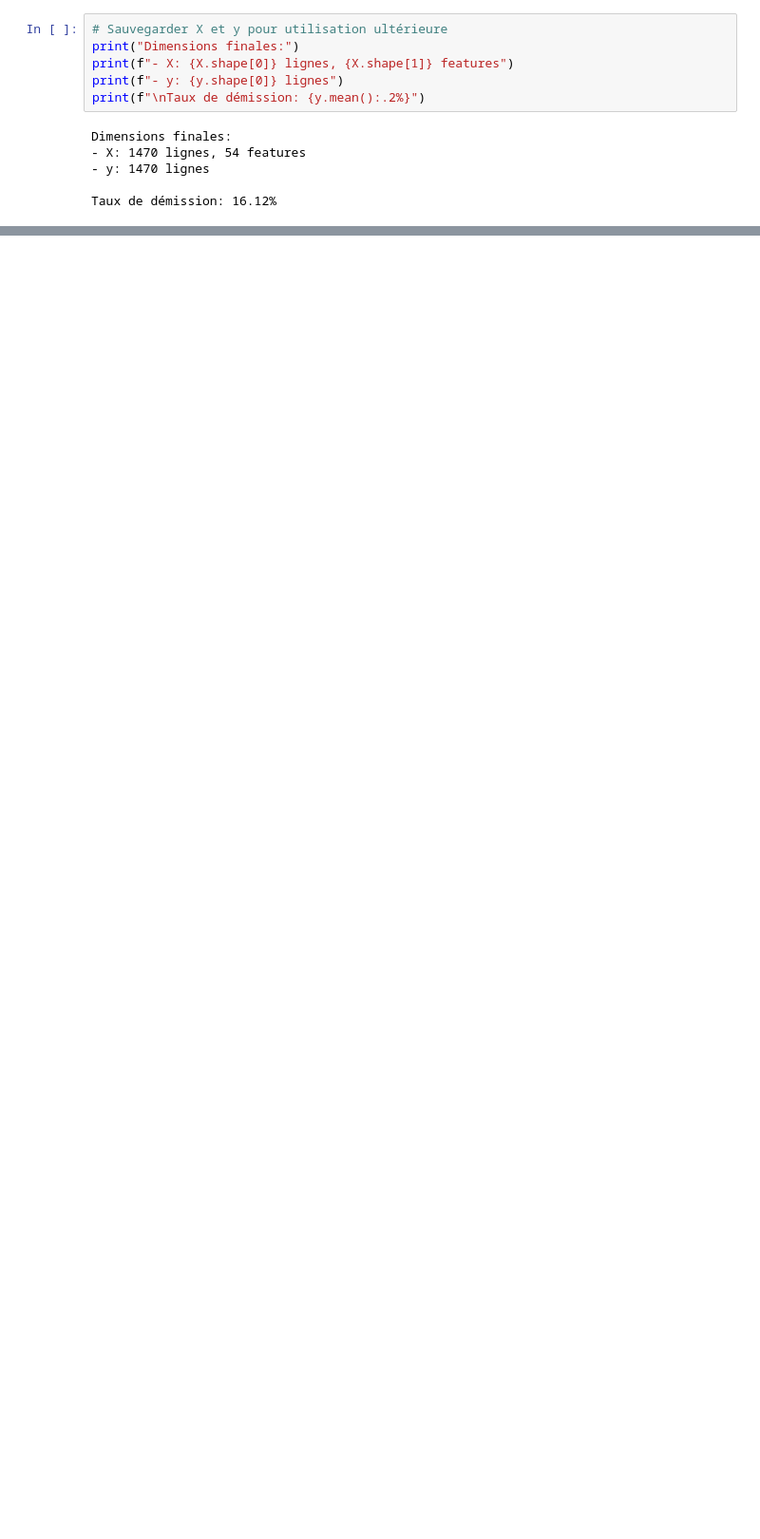
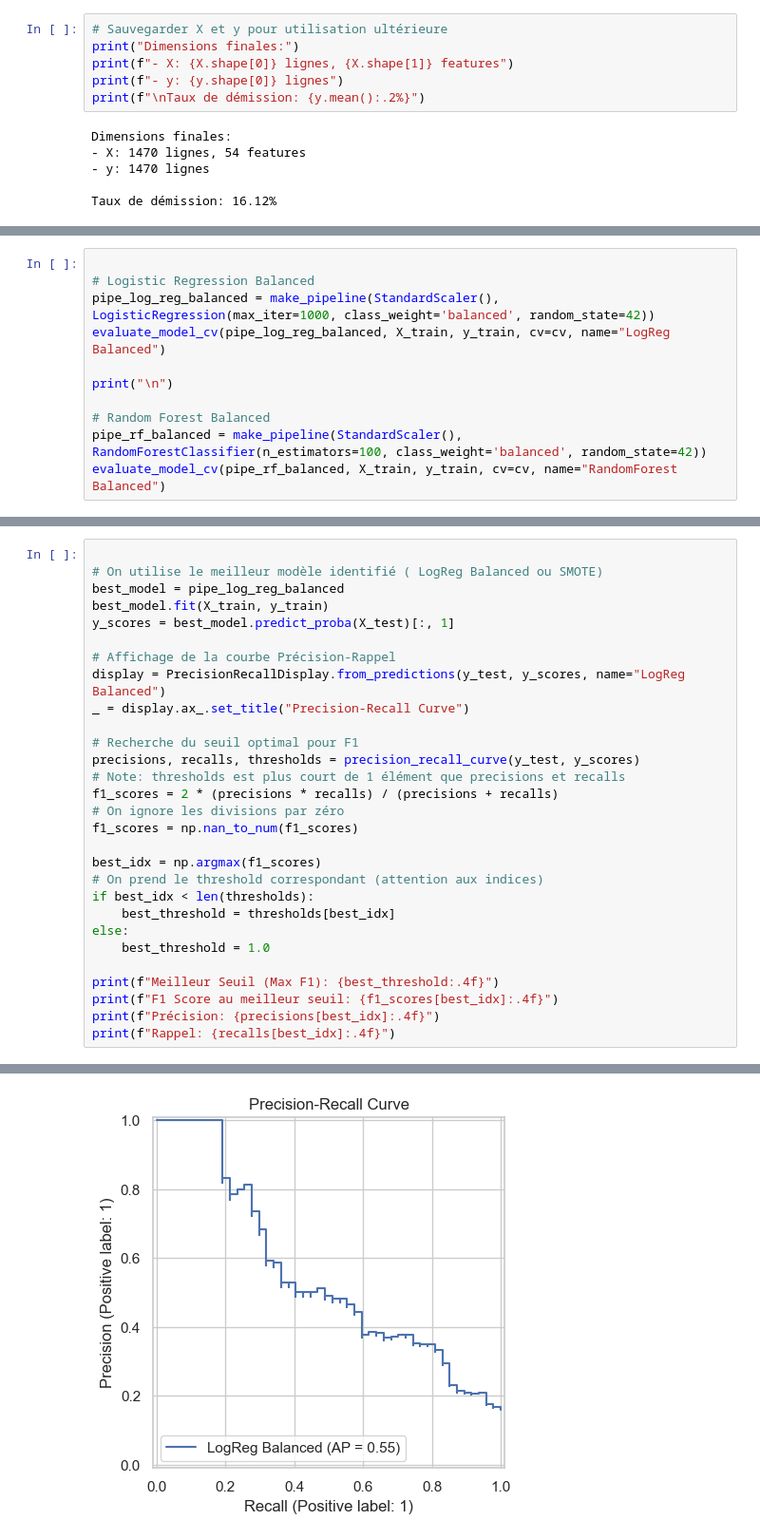
Before and after one commit to TheMoJd/ML_Why_employees_quit, a Jupyter notebook: notebook.ipynb, the cells around one changed output, grey strips where cells are left out. Shown at 95% size. Cells and saved outputs as stored; diff of their text form; blank space fills up the shorter version.

Commit message:
Training and optimization

```diff
--- a/notebook.ipynb
+++ b/notebook.ipynb
@@ -358,0 +619,11 @@ Taux de démission: 16.12%
+# %%
+
+# Logistic Regression Balanced
+pipe_log_reg_balanced = make_pipeline(StandardScaler(), LogisticRegression(max_iter=1000, class_weight='balanced', random_state=42))
+evaluate_model_cv(pipe_log_reg_balanced, X_train, y_train, cv=cv, name="LogReg Balanced")
+
+print("\n")
+
+# Random Forest Balanced
+pipe_rf_balanced = make_pipeline(StandardScaler(), RandomForestClassifier(n_estimators=100, class_weight='balanced', random_state=42))
+evaluate_model_cv(pipe_rf_balanced, X_train, y_train, cv=cv, name="RandomForest Balanced")
@@ -358,0 +680,30 @@ Taux de démission: 16.12%
+# %%
+
+# On utilise le meilleur modèle identifié ( LogReg Balanced ou SMOTE)
+best_model = pipe_log_reg_balanced
+best_model.fit(X_train, y_train)
+y_scores = best_model.predict_proba(X_test)[:, 1]
+
+# Affichage de la courbe Précision-Rappel
+display = PrecisionRecallDisplay.from_predictions(y_test, y_scores, name="LogReg Balanced")
+_ = display.ax_.set_title("Precision-Recall Curve")
+
+# Recherche du seuil optimal pour F1
+precisions, recalls, thresholds = precision_recall_curve(y_test, y_scores)
+# Note: thresholds est plus court de 1 élément que precisions et recalls
+f1_scores = 2 * (precisions * recalls) / (precisions + recalls)
+# On ignore les divisions par zéro
+f1_scores = np.nan_to_num(f1_scores)
+
+best_idx = np.argmax(f1_scores)
+# On prend le threshold correspondant (attention aux indices)
+if best_idx < len(thresholds):
+    best_threshold = thresholds[best_idx]
+else:
+    best_threshold = 1.0
+
+print(f"Meilleur Seuil (Max F1): {best_threshold:.4f}")
+print(f"F1 Score au meilleur seuil: {f1_scores[best_idx]:.4f}")
+print(f"Précision: {precisions[best_idx]:.4f}")
+print(f"Rappel: {recalls[best_idx]:.4f}")
+# %% [output]
@@ -358,0 +714 @@ Taux de démission: 16.12%
+[figure, added]
```
Also changed, not shown: parts of 33 cells of this notebook, 1 other file.
